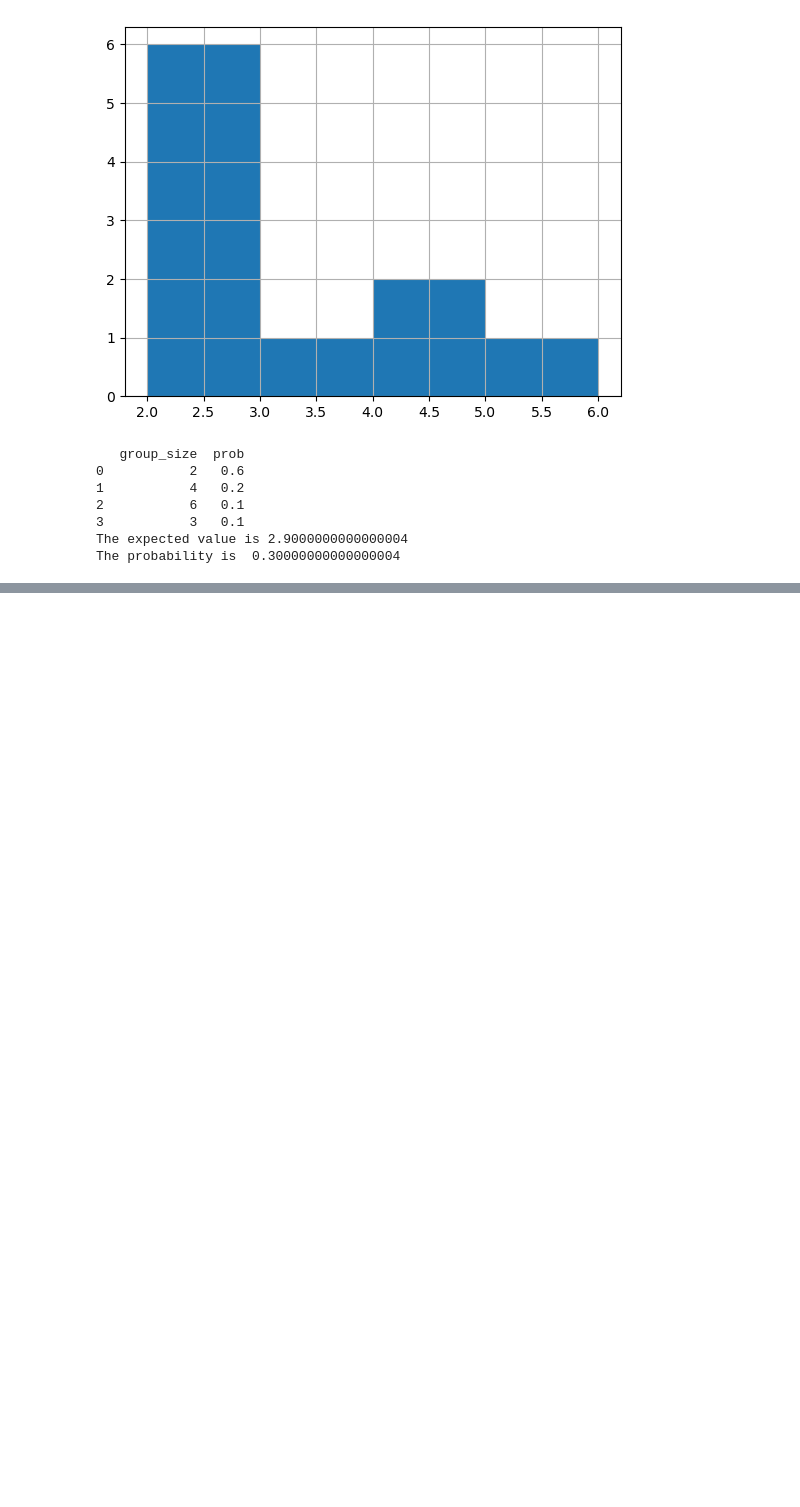
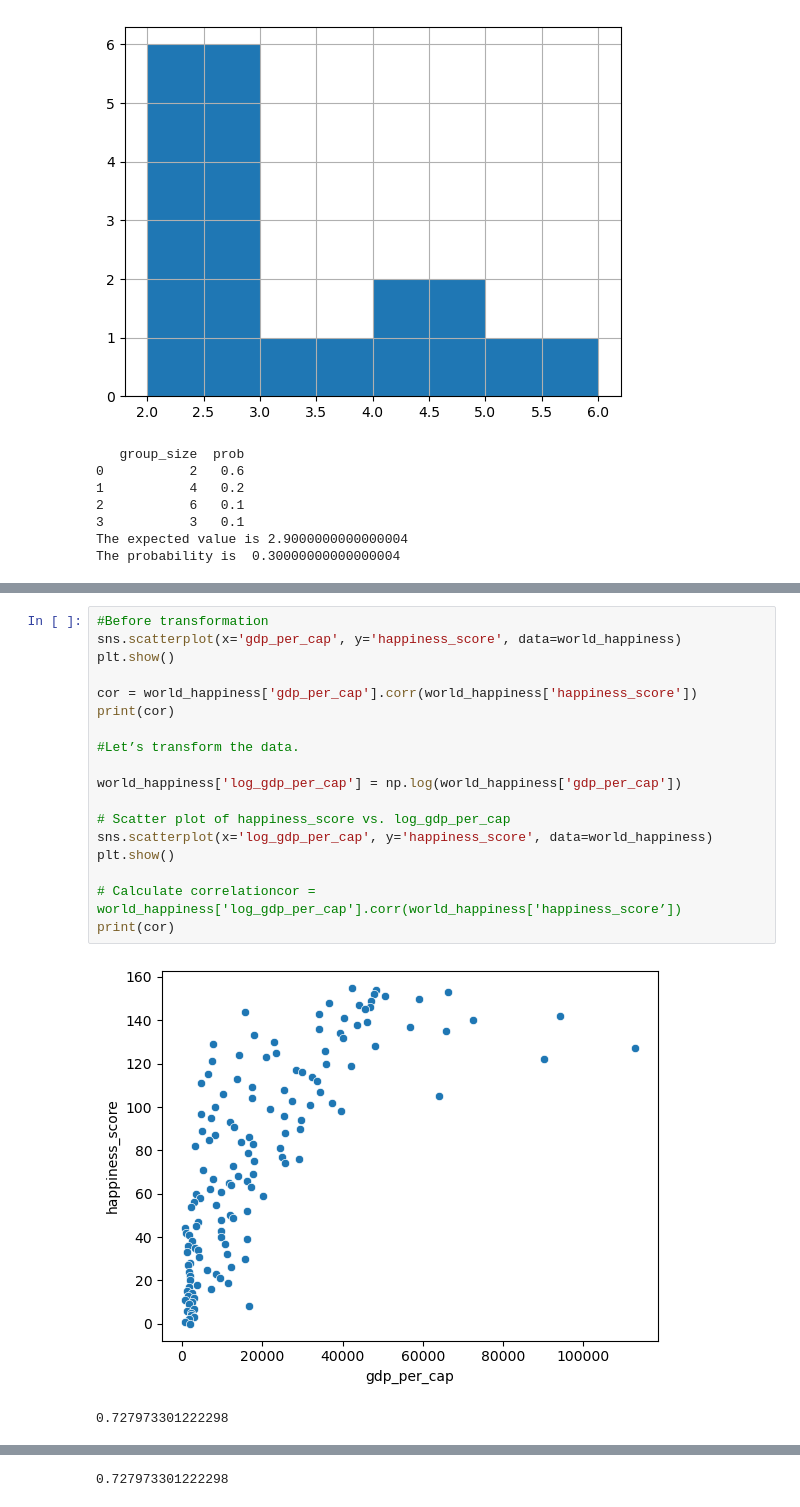
Before and after one commit to PracticalSwan/ITX2007-Data-Science, a Jupyter notebook: Lecture7_Data Sets - Intro2Statistics/6726077_SithuWinSan_L7.ipynb, the cells around one changed output, grey strips where cells are left out. Drawn from its saved outputs; the diff is of its cells as text; blank space fills up the shorter version.

```diff
--- a/Lecture7_Data Sets - Intro2Statistics/6726077_SithuWinSan_L7.ipynb
+++ b/Lecture7_Data Sets - Intro2Statistics/6726077_SithuWinSan_L7.ipynb
@@ -252,0 +318,21 @@ The probability is  0.30000000000000004
+# %%
+#Before transformation
+sns.scatterplot(x='gdp_per_cap', y='happiness_score', data=world_happiness)
+plt.show()
+
+cor = world_happiness['gdp_per_cap'].corr(world_happiness['happiness_score'])
+print(cor)
+
+#Let’s transform the data.
+
+world_happiness['log_gdp_per_cap'] = np.log(world_happiness['gdp_per_cap'])
+
+# Scatter plot of happiness_score vs. log_gdp_per_cap
+sns.scatterplot(x='log_gdp_per_cap', y='happiness_score', data=world_happiness)
+plt.show()
+
+# Calculate correlationcor = world_happiness['log_gdp_per_cap'].corr(world_happiness['happiness_score’])
+print(cor)
+# %% [output]
+[figure, added]
+0.727973301222298
@@ -252,0 +340 @@ The probability is  0.30000000000000004
+0.727973301222298
```
Also changed, not shown: parts of 5 cells of this notebook, 1 other file.
